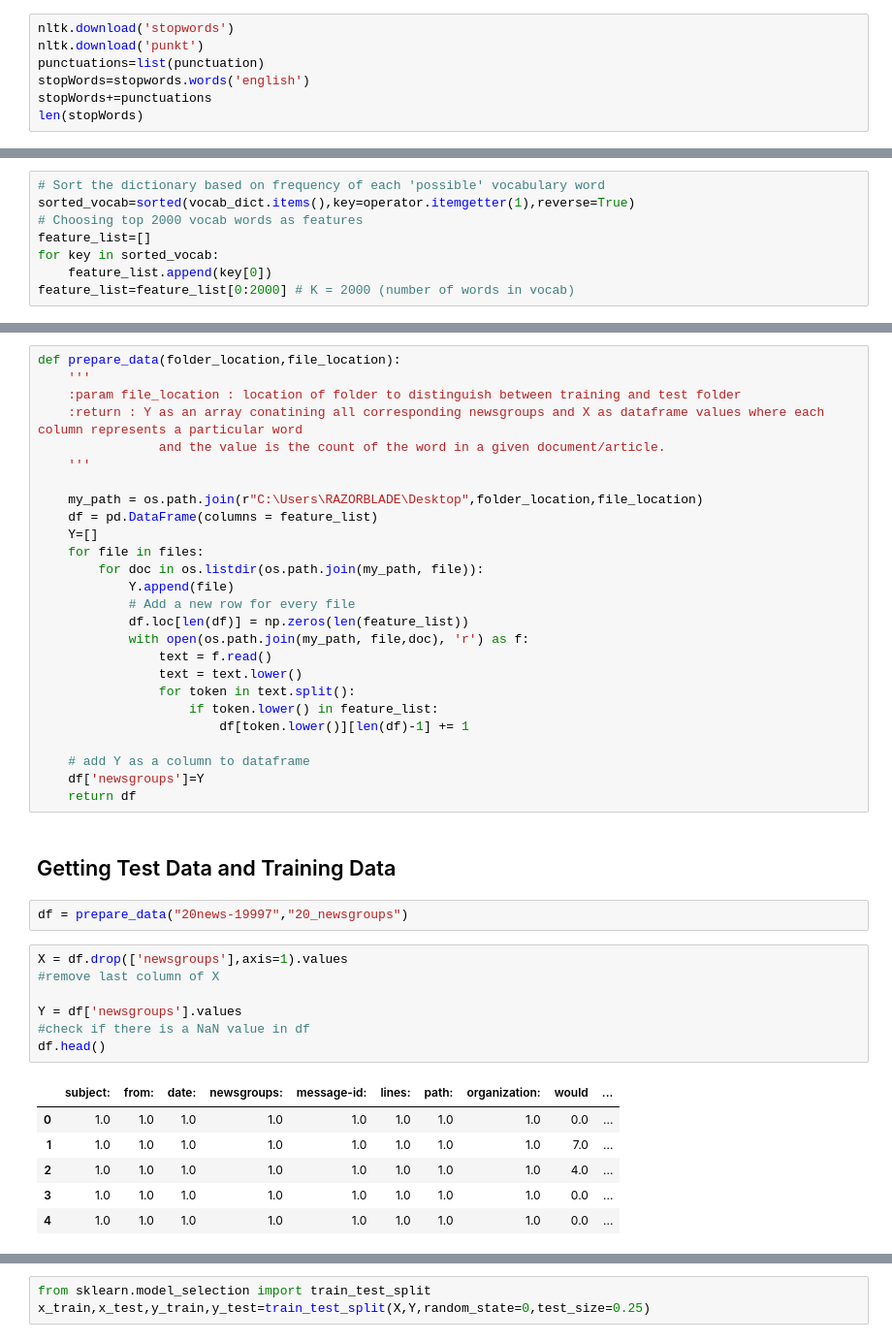
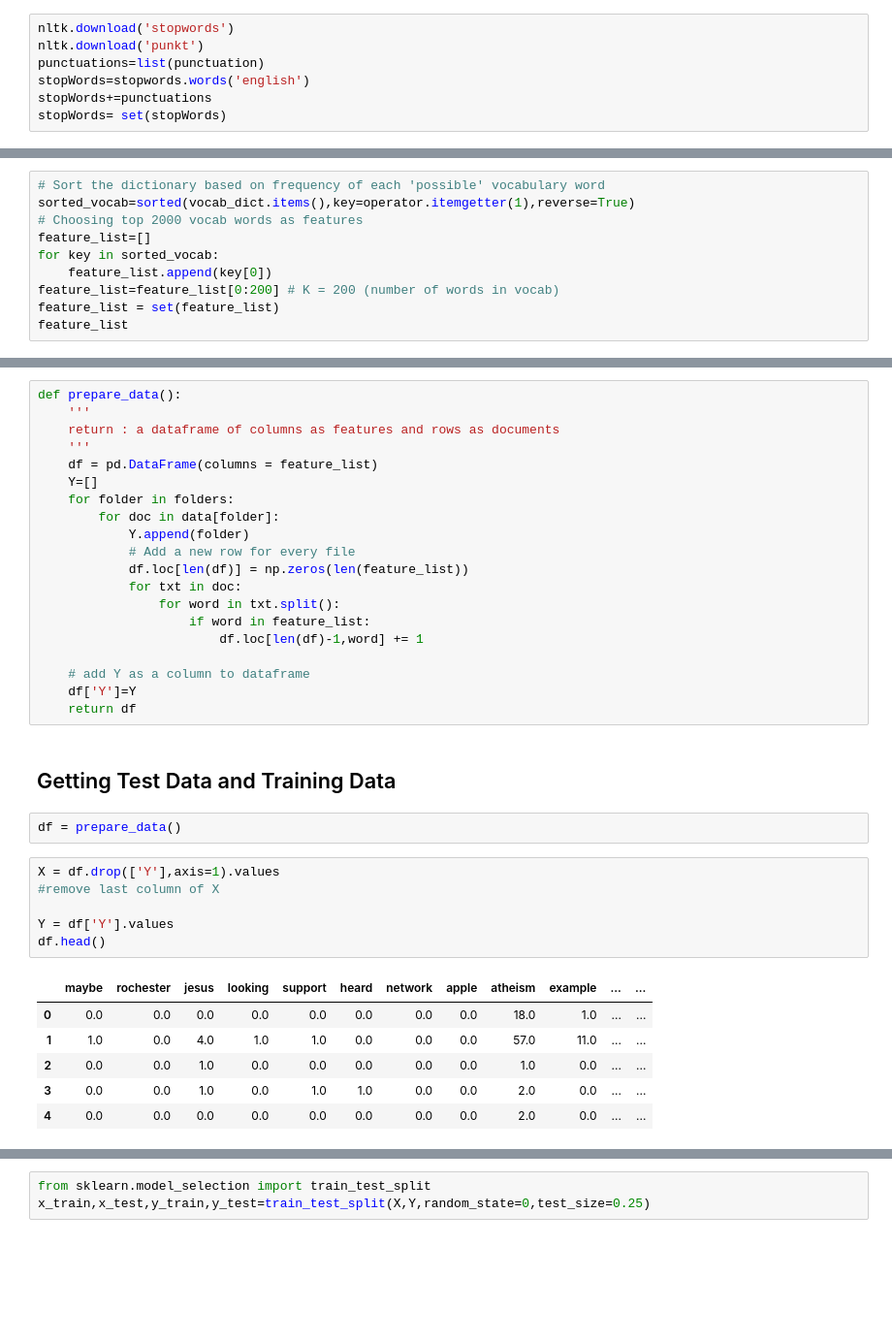
Before and after one commit to divyanx/Machine-Learning-Tasks, a Jupyter notebook: Assignment-02/Q3/QIII_2.ipynb, the cells around one changed output, grey strips where cells are left out. Shown at 97% size. Cells and saved outputs as stored; diff of their text form; blank space fills up the shorter version.

```diff
--- a/Assignment-02/Q3/QIII_2.ipynb
+++ b/Assignment-02/Q3/QIII_2.ipynb
@@ -79,7 +72,7 @@ nltk.download('punkt')
 punctuations=list(punctuation)
 stopWords=stopwords.words('english')
 stopWords+=punctuations
-len(stopWords)
+stopWords= set(stopWords)
 # %% [output]
 [nltk_data] Downloading package stopwords to
 [nltk_data]     C:\Users\RAZORBLADE\AppData\Roaming\nltk_data...
@@ -116,4 +121,6 @@ sorted_vocab=sorted(vocab_dict.items(),key=operator.itemgetter(1),reverse=True)
 feature_list=[]
 for key in sorted_vocab:
     feature_list.append(key[0])
-feature_list=feature_list[0:2000] # K = 2000 (number of words in vocab)
+feature_list=feature_list[0:200] # K = 200 (number of words in vocab)
+feature_list = set(feature_list)
+feature_list
@@ -120,46 +145,39 @@ feature_list=feature_list[0:2000] # K = 2000 (number of words in vocab)
 # %% [markdown]
 ## Data Preparation
 # %%
-def prepare_data(folder_location,file_location):
+def prepare_data():
     '''
-    :param file_location : location of folder to distinguish between training and test folder
-    :return : Y as an array conatining all corresponding newsgroups and X as dataframe values where each column represents a particular word
-                and the value is the count of the word in a given document/article.
+    return : a dataframe of columns as features and rows as documents
     '''
-
-    my_path = os.path.join(r"C:\Users\RAZORBLADE\Desktop",folder_location,file_location)
     df = pd.DataFrame(columns = feature_list)
     Y=[]
-    for file in files:
-        for doc in os.listdir(os.path.join(my_path, file)):
-            Y.append(file)
+    for folder in folders:
+        for doc in data[folder]:
+            Y.append(folder)
             # Add a new row for every file
             df.loc[len(df)] = np.zeros(len(feature_list))
-            with open(os.path.join(my_path, file,doc), 'r') as f:
-                text = f.read()
-                text = text.lower()
-                for token in text.split():
-                    if token.lower() in feature_list:
-                        df[token.lower()][len(df)-1] += 1
+            for txt in doc:
+                for word in txt.split():
+                    if word in feature_list:
+                        df.loc[len(df)-1,word] += 1
 
     # add Y as a column to dataframe
-    df['newsgroups']=Y
+    df['Y']=Y
     return df
 # %% [markdown]
 ## Getting Test Data and Training Data
 # %%
-df = prepare_data("20news-19997","20_newsgroups")
+df = prepare_data()
 # %%
-X = df.drop(['newsgroups'],axis=1).values
+X = df.drop(['Y'],axis=1).values
 #remove last column of X
 
-Y = df['newsgroups'].values
-#check if there is a NaN value in df
+Y = df['Y'].values
 df.head()
 # %% [output]
-|  | subject: | from: | date: | newsgroups: | message-id: | lines: | path: | organization: | would | ... |
-| 0 | 1.0 | 1.0 | 1.0 | 1.0 | 1.0 | 1.0 | 1.0 | 1.0 | 0.0 | ... |
-| 1 | 1.0 | 1.0 | 1.0 | 1.0 | 1.0 | 1.0 | 1.0 | 1.0 | 7.0 | ... |
-| 2 | 1.0 | 1.0 | 1.0 | 1.0 | 1.0 | 1.0 | 1.0 | 1.0 | 4.0 | ... |
-| 3 | 1.0 | 1.0 | 1.0 | 1.0 | 1.0 | 1.0 | 1.0 | 1.0 | 0.0 | ... |
-| 4 | 1.0 | 1.0 | 1.0 | 1.0 | 1.0 | 1.0 | 1.0 | 1.0 | 0.0 | ... |
+|  | maybe | rochester | jesus | looking | support | heard | network | apple | atheism | example | ... | ... |
+| 0 | 0.0 | 0.0 | 0.0 | 0.0 | 0.0 | 0.0 | 0.0 | 0.0 | 18.0 | 1.0 | ... | ... |
+| 1 | 1.0 | 0.0 | 4.0 | 1.0 | 1.0 | 0.0 | 0.0 | 0.0 | 57.0 | 11.0 | ... | ... |
+| 2 | 0.0 | 0.0 | 1.0 | 0.0 | 0.0 | 0.0 | 0.0 | 0.0 | 1.0 | 0.0 | ... | ... |
+| 3 | 0.0 | 0.0 | 1.0 | 0.0 | 1.0 | 1.0 | 0.0 | 0.0 | 2.0 | 0.0 | ... | ... |
+| 4 | 0.0 | 0.0 | 0.0 | 0.0 | 0.0 | 0.0 | 0.0 | 0.0 | 2.0 | 0.0 | ... | ... |
```
Also changed, not shown: parts of 20 cells of this notebook.
